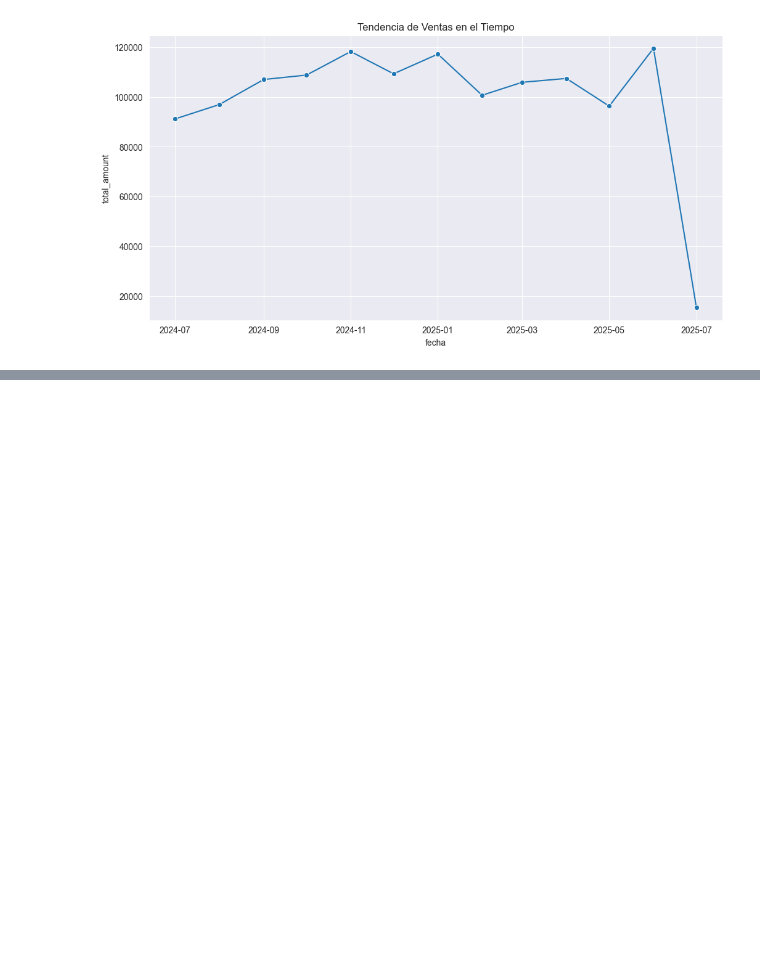
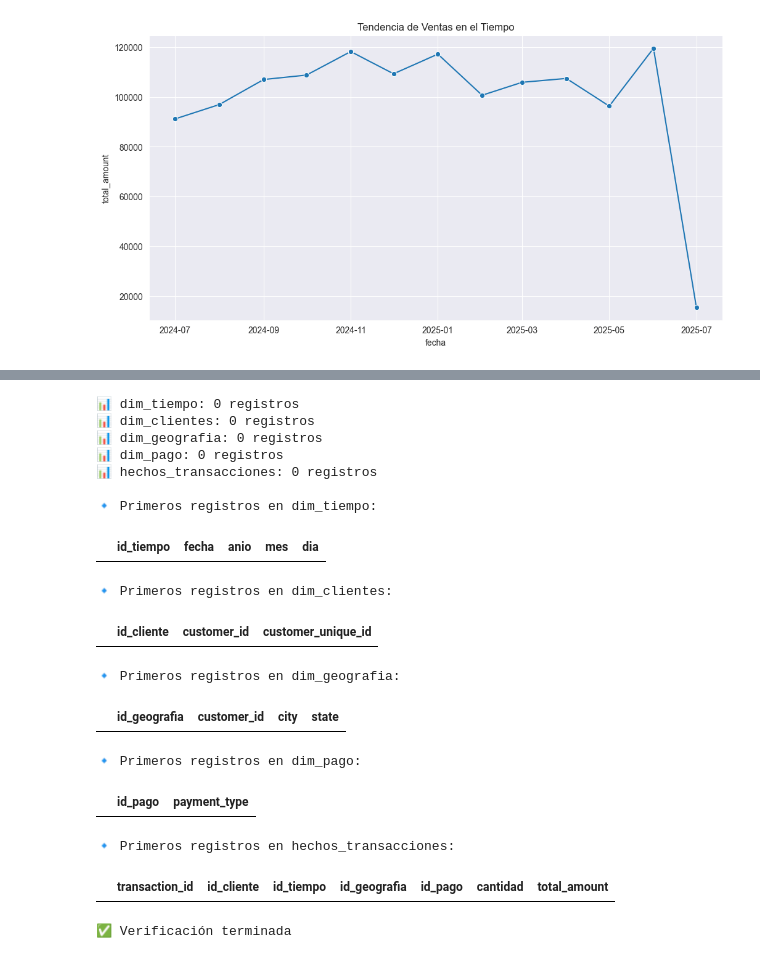
Before and after one commit to jooel123/desarrolloG1, a Jupyter notebook: practicaG1.ipynb, the cells around one changed output, grey strips where cells are left out. Drawn from its saved outputs; the diff is of its cells as text; code cells hidden in the pictures; blank space fills up the shorter version.

Commit message:
configurado el amazon redshift y realizada la conexion satisfactoriamente

```diff
--- a/practicaG1.ipynb
+++ b/practicaG1.ipynb
@@ -1347,0 +1745,57 @@ plt.show()
+# %%
+-- CARGA DE DIMENSIONES
+COPY dim_tiempo(transaction_date, anio, mes, dia)
+FROM 's3://intelligents/data/dim_tiempo.csv'
+IAM_ROLE 'arn:aws:iam::244164817044:role/RedshiftS3AccessRole'
+CSV IGNOREHEADER 1
+TIMEFORMAT 'auto'
+ACCEPTINVCHARS;
+
+COPY dim_clientes(customer_id, customer_unique_id, customer_zip_code_prefix)
+FROM 's3://intelligents/data/dim_clientes.csv'
+IAM_ROLE 'arn:aws:iam::244164817044:role/RedshiftS3AccessRole'
+CSV IGNOREHEADER 1
+ACCEPTINVCHARS;
+
+COPY dim_geografia(customer_city, customer_state)
+FROM 's3://intelligents/data/dim_geografia.csv'
+IAM_ROLE 'arn:aws:iam::244164817044:role/RedshiftS3AccessRole'
+CSV IGNOREHEADER 1
+ACCEPTINVCHARS;
+
+COPY dim_pago(payment_method)
+FROM 's3://intelligents/data/dim_pago.csv'
+IAM_ROLE 'arn:aws:iam::244164817044:role/RedshiftS3AccessRole'
+CSV IGNOREHEADER 1
+ACCEPTINVCHARS;
+
+COPY dim_envio(shipping_speed)
+FROM 's3://intelligents/data/dim_envio.csv'
+IAM_ROLE 'arn:aws:iam::244164817044:role/RedshiftS3AccessRole'
+CSV IGNOREHEADER 1
+ACCEPTINVCHARS;
+
+-- CARGA DE HECHOS
+COPY hechos_transacciones(transaction_id, customer_id, id_tiempo, id_cliente, id_geografia, id_pago, id_envio, quantity, total_amount, shipping_cost, monto_total_con_envio)
+FROM 's3://intelligents/data/hechos_transacciones.csv'
+IAM_ROLE 'arn:aws:iam::244164817044:role/RedshiftS3AccessRole'
+CSV IGNOREHEADER 1
+ACCEPTINVCHARS;
+# %% [output]
+📊 dim_tiempo: 0 registros
+📊 dim_clientes: 0 registros
+📊 dim_geografia: 0 registros
+📊 dim_pago: 0 registros
+📊 hechos_transacciones: 0 registros
+
+🔹 Primeros registros en dim_tiempo:
+|  | id_tiempo | fecha | anio | mes | dia |
+🔹 Primeros registros en dim_clientes:
+|  | id_cliente | customer_id | customer_unique_id |
+🔹 Primeros registros en dim_geografia:
+|  | id_geografia | customer_id | city | state |
+🔹 Primeros registros en dim_pago:
+|  | id_pago | payment_type |
+🔹 Primeros registros en hechos_transacciones:
+|  | transaction_id | id_cliente | id_tiempo | id_geografia | id_pago | cantidad | total_amount |
+✅ Verificación terminada
```
Also changed, not shown: parts of 15 cells of this notebook, 18 other files.
